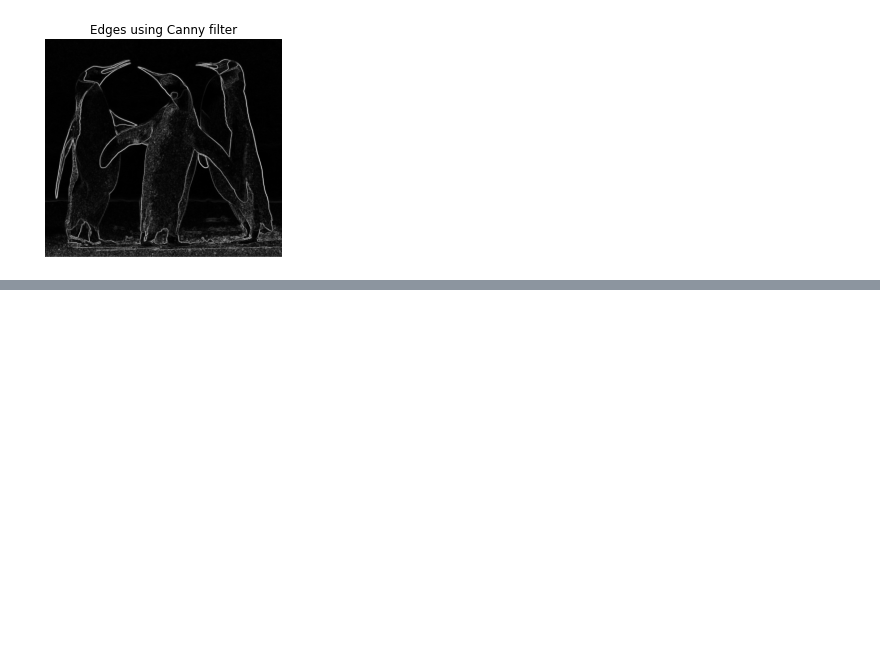
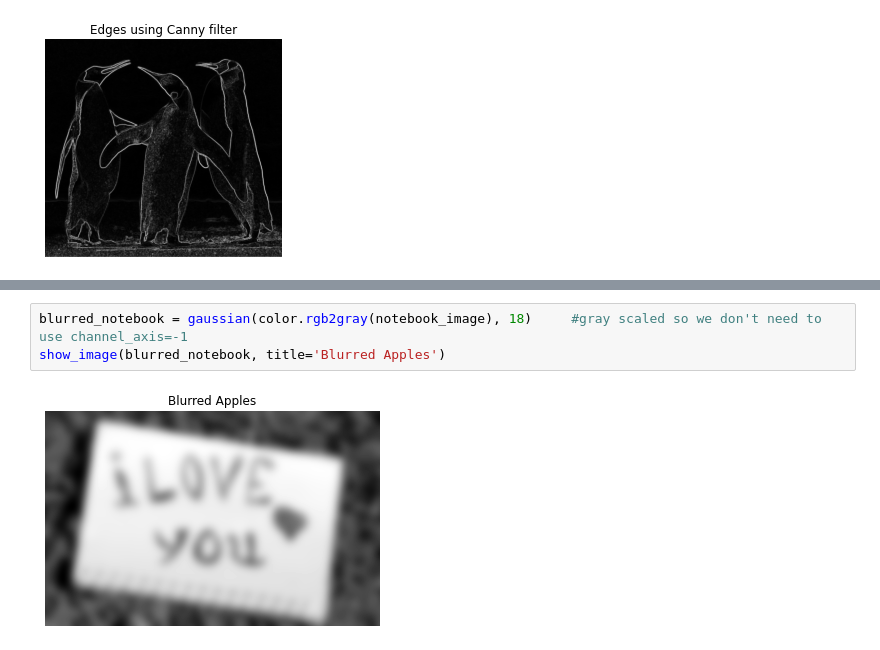
Before and after one commit to YousefAmerAwad/Image-Processing, a Jupyter notebook: Lab2/lab2.ipynb, the cells around one changed output, grey strips where cells are left out. Saved outputs shown, nothing was run; the diff lists cells and outputs as text; blank space fills up the shorter version.

```diff
--- a/Lab2/lab2.ipynb
+++ b/Lab2/lab2.ipynb
@@ -45,0 +64,5 @@ show_image(edges_sobel_penguin, title='Edges using Canny filter')
+# %%
+blurred_notebook = gaussian(color.rgb2gray(notebook_image), 18)     #gray scaled so we don't need to use channel_axis=-1
+show_image(blurred_notebook, title='Blurred Apples')
+# %% [output]
+[figure, added]
```
Also changed, not shown: parts of 10 cells of this notebook, 1 other file.
